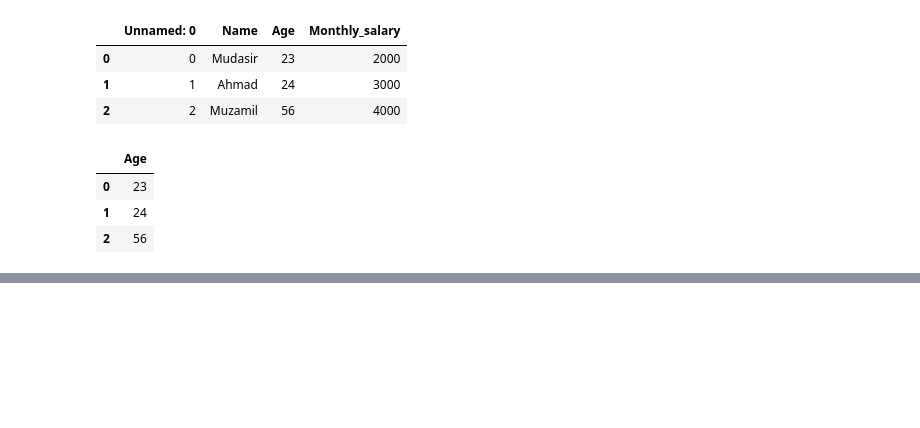
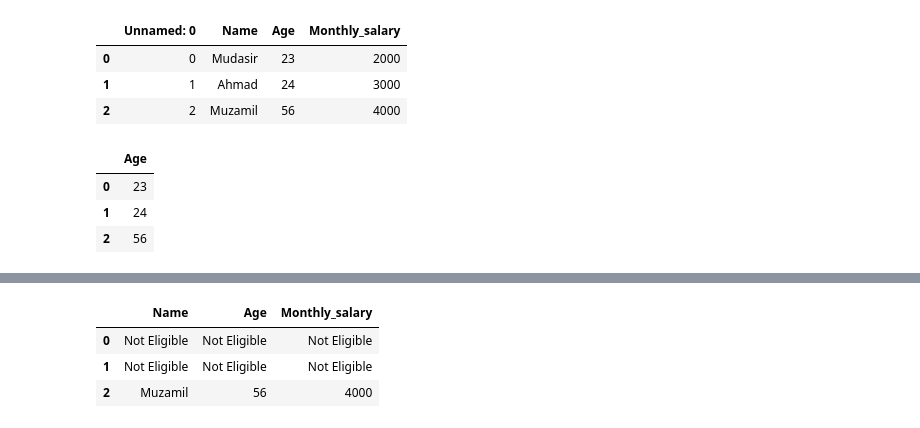
Before and after one commit to mudasiranberlin/python_teaching, a Jupyter notebook: Pandas/pandas.ipynb, the cells around one changed output, grey strips where cells are left out. Drawn from its saved outputs; the diff is of its cells as text; code cells hidden in the pictures; blank space fills up the shorter version.

```diff
--- a/Pandas/pandas.ipynb
+++ b/Pandas/pandas.ipynb
@@ -170,0 +263,7 @@ df[['Age']]
+# %%
+df.where(df['Age']>24,other = 'Not Eligible')
+# %% [output]
+|  | Name | Age | Monthly_salary |
+| 0 | Not Eligible | Not Eligible | Not Eligible |
+| 1 | Not Eligible | Not Eligible | Not Eligible |
+| 2 | Muzamil | 56 | 4000 |
```
Also changed, not shown: parts of 16 cells of this notebook, 3 other files.
